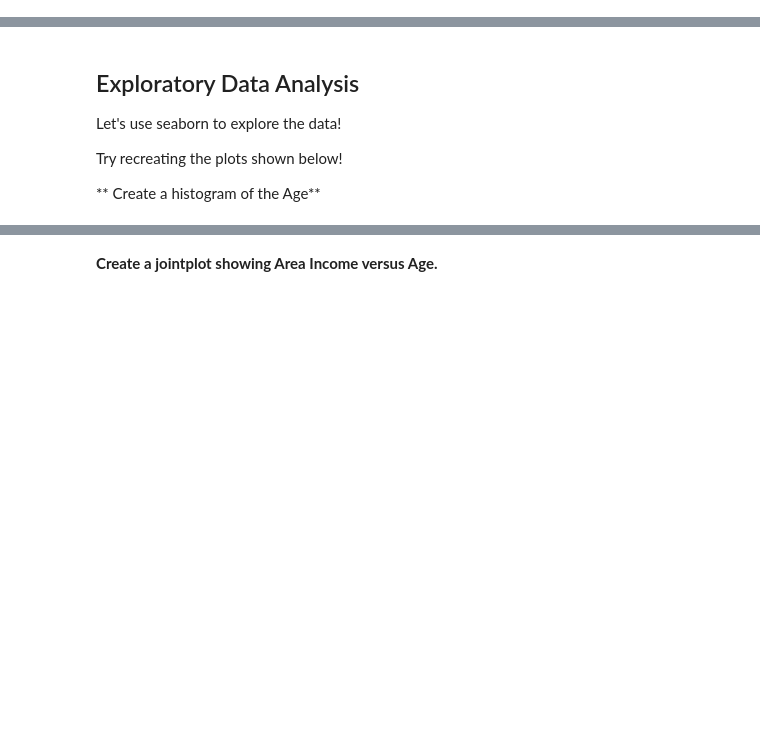
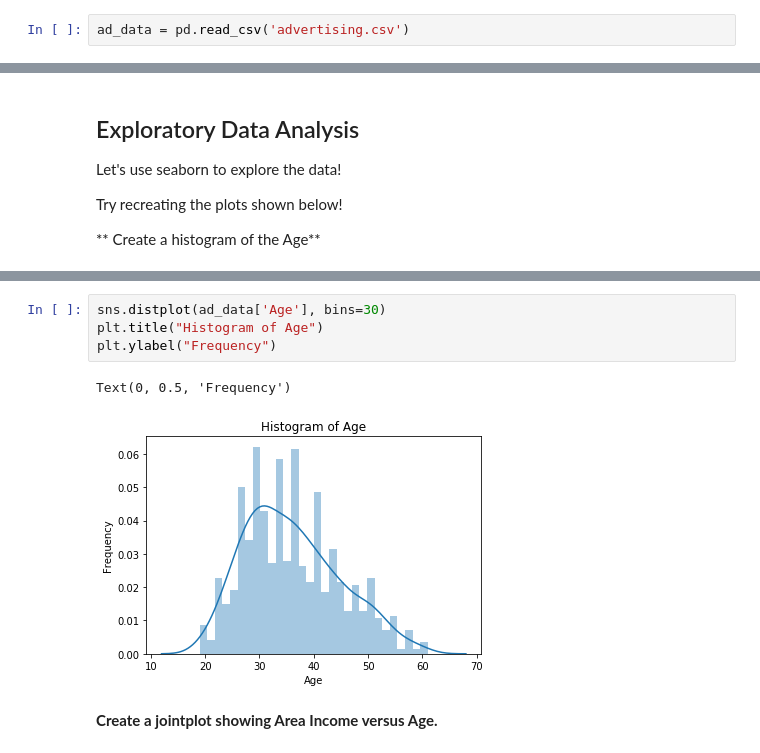
Before and after one commit to NikelausM/python-for-data-science-and-machine-learning-course, a Jupyter notebook: 13-Logistic-Regression/02-Logistic Regression Project Work.ipynb, the cells around one changed output, grey strips where cells are left out. Saved outputs shown, nothing was run; the diff lists cells and outputs as text; blank space fills up the shorter version.

```diff
--- a/13-Logistic-Regression/02-Logistic Regression Project Work.ipynb
+++ b/13-Logistic-Regression/02-Logistic Regression Project Work.ipynb
@@ -26,5 +31,7 @@ This data set contains the following features:
 # %% [markdown]
 ## Get the Data
 **Read in the advertising.csv file and set it to a data frame called ad_data.**
+# %%
+ad_data = pd.read_csv('advertising.csv')
 # %% [markdown]
 **Check the head of ad_data**
@@ -81,2 +80,9 @@ Try recreating the plots shown below!
+# %%
+sns.distplot(ad_data['Age'], bins=30)
+plt.title("Histogram of Age")
+plt.ylabel("Frequency")
+# %% [output]
+Text(0, 0.5, 'Frequency')
+[figure, added]
 # %% [markdown]
 **Create a jointplot showing Area Income versus Age.**
```
Also changed, not shown: parts of 26 cells of this notebook.
